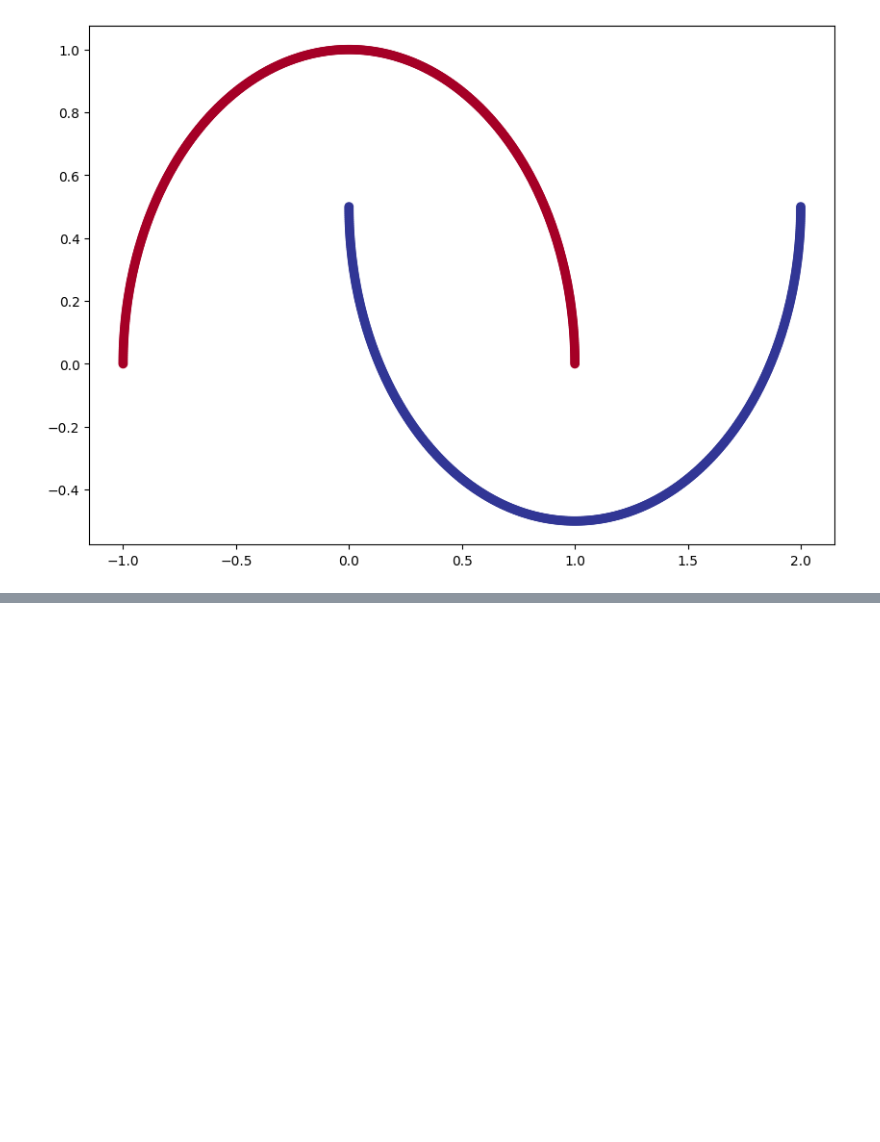
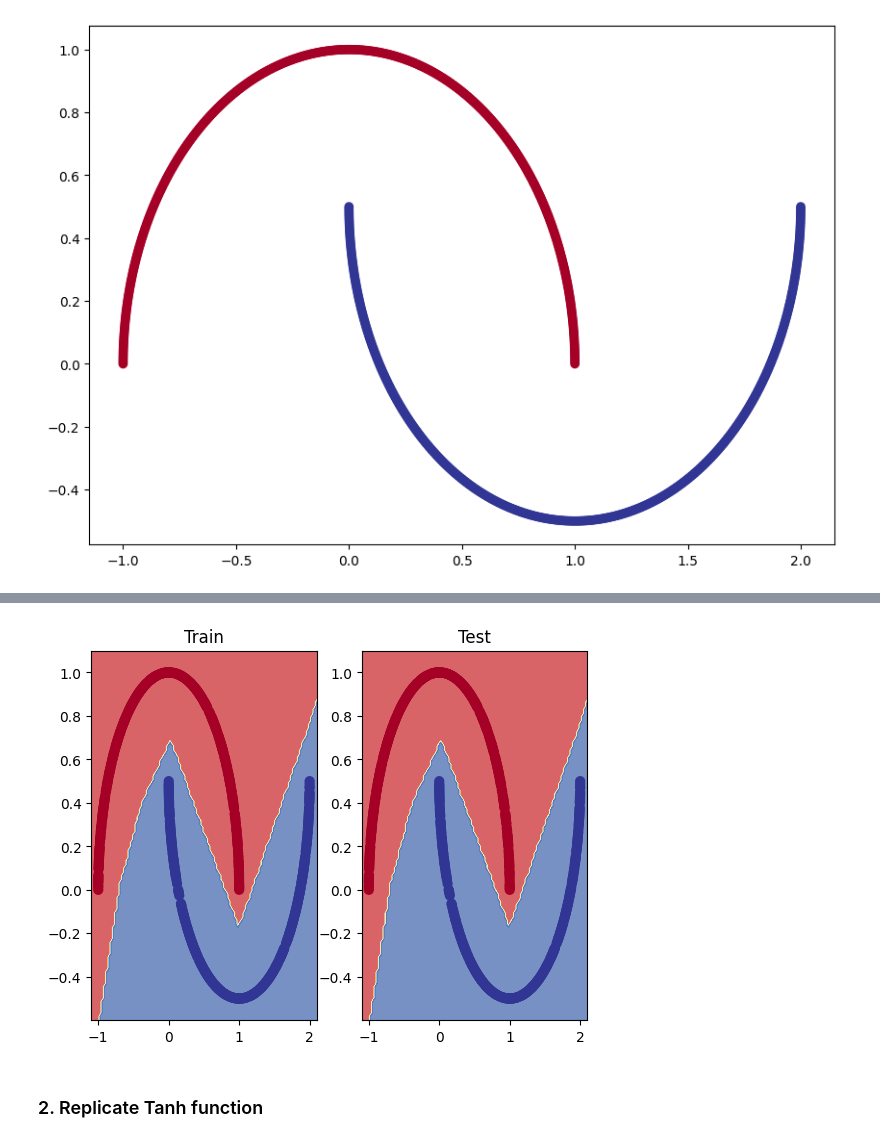
Before and after one commit to BrandonBrontide/PyTorchNeuralNetExercises, a Jupyter notebook: main.ipynb, the cells around one changed output, grey strips where cells are left out. Saved outputs shown, nothing was run; the diff lists cells and outputs as text; code cells hidden in the pictures; blank space fills up the shorter version.

```diff
--- a/main.ipynb
+++ b/main.ipynb
@@ -39,0 +99,36 @@ plt.scatter(X[:, 0], X[:, 1], c=y, cmap=plt.cm.RdYlBu);
+# %%
+def accuracy_fn(y_true, y_pred):
+    correct = torch.eq(y_true, y_pred).sum().item()
+    acc = (correct/len(y_pred)) * 100
+    return acc
+# %%
+torch.manual_seed(42)
+torch.cuda.manual_seed(42)
+
+X_train, y_train  = X_train.to(device), y_train.to(device)
+X_test, y_test = X_test.to(device), y_test.to(device)
+
+epochs = 200
+
+for epoch in range(epochs):
+    # Train
+    moon_model.train()
+    train_logits = moon_model(X_train).squeeze()
+    train_preds = torch.round(torch.sigmoid(train_logits))
+    train_loss = loss_fn(train_logits, y_train)
+    train_acc = accuracy_fn(y_train, train_preds)
+    optimizer.zero_grad()
+    train_loss.backward()
+    optimizer.step()
+
+    # Test
+    moon_model.eval()
+    with torch.inference_mode():
+        test_logits = moon_model(X_test).squeeze()
+        test_preds = torch.round(torch.sigmoid(test_logits))
+        test_loss = loss_fn(test_logits, y_test)
+        test_acc = accuracy_fn(y_test, test_preds)
+
+    # Print whats happenin
+    if epoch % 10 == 0:
+        print(f"Epoch: {epoch} | Train loss: {train_loss}, Train acc: {train_acc} | Test loss: {test_loss}, Test acc {test_acc}")
@@ -39,0 +176,12 @@ plt.scatter(X[:, 0], X[:, 1], c=y, cmap=plt.cm.RdYlBu);
+# %%
+from helper_functions import plot_decision_boundary
+plt.subplot(1, 2, 1)
+plt.title("Train")
+plot_decision_boundary(moon_model, X_train, y_train)
+plt.subplot(1, 2, 2)
+plt.title("Test")
+plot_decision_boundary(moon_model, X_train, y_train);
+# %% [output]
+[figure, added]
+# %% [markdown]
+### 2. Replicate Tanh function
```
Also changed, not shown: parts of 10 cells of this notebook.
